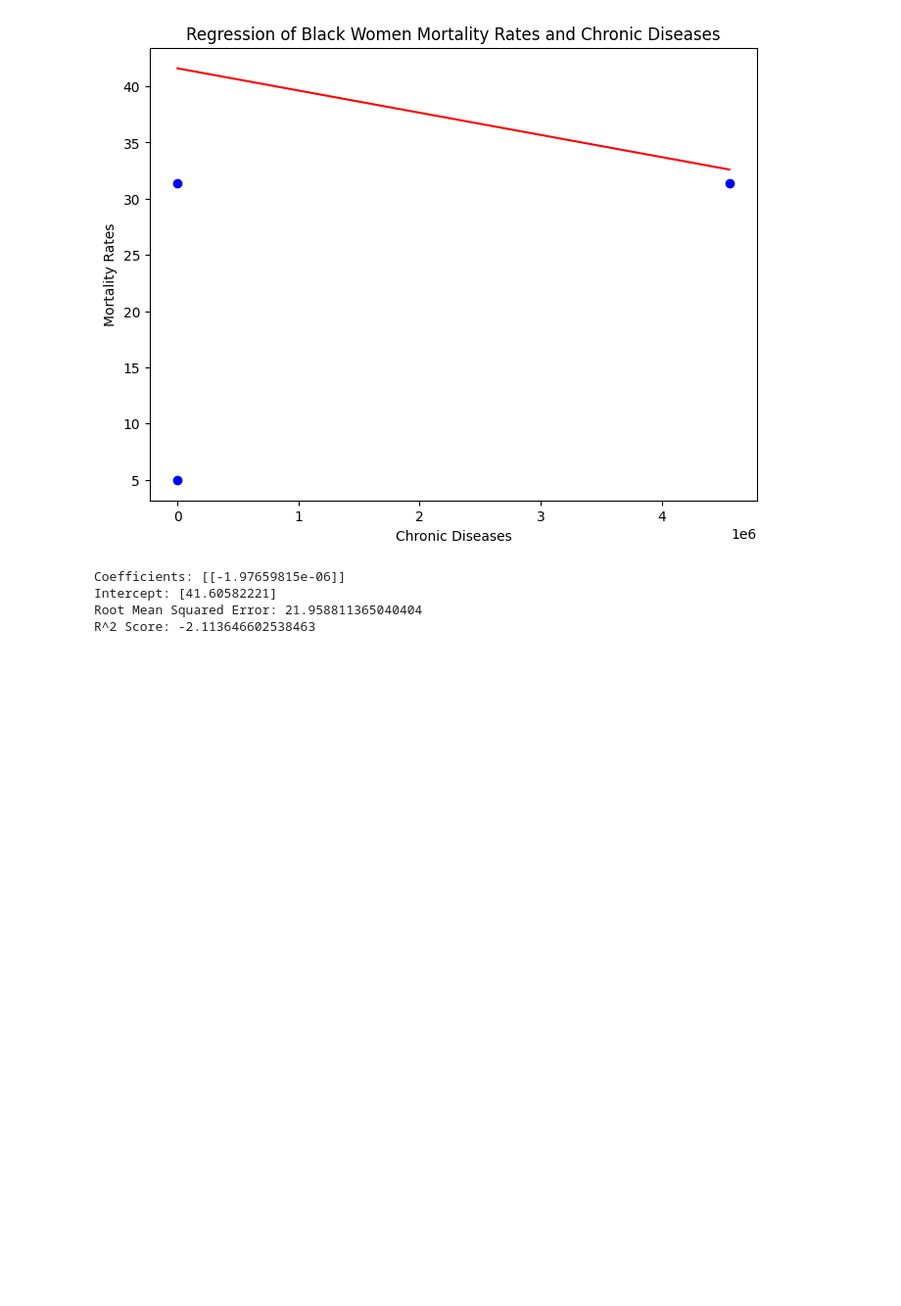
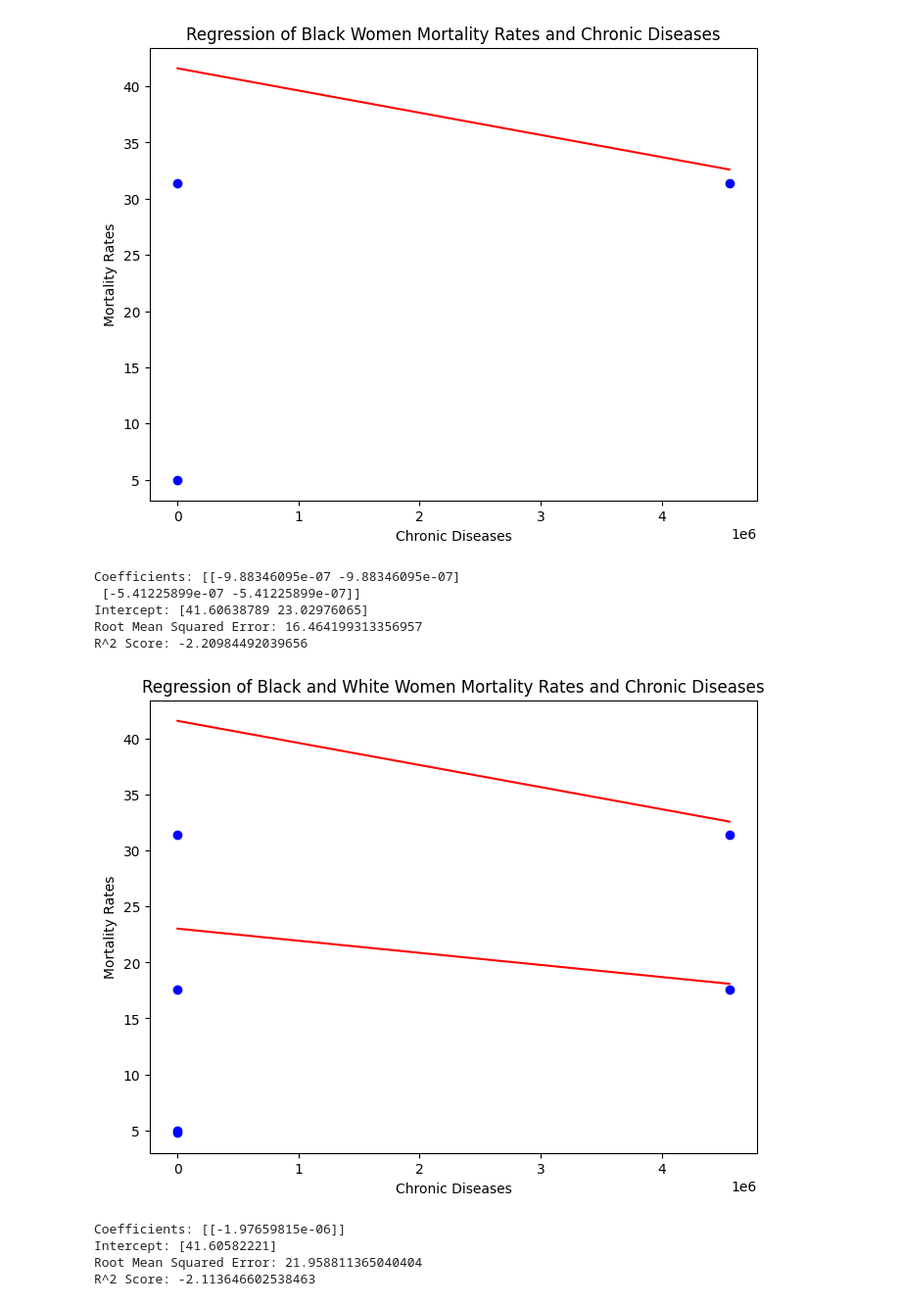
Before and after one commit to KevinSmith356/HealthDataAnalytics, a Jupyter notebook: DANL470/Presentation1.ipynb, the cells around one changed output. Shown at 98% size. Drawn from its saved outputs; the diff is of its cells as text; code cells hidden in the pictures; blank space fills up the shorter version.

```diff
--- a/DANL470/Presentation1.ipynb
+++ b/DANL470/Presentation1.ipynb
@@ -166,6 +166,50 @@ Intercept: [41.60638789]
 Root Mean Squared Error: 21.957894675603598
 R^2 Score: -2.113386644262347
 [figure]
+# %%
+# Target/independent variable
+x = maternal[['Chronic_diseases', 'Chronic_diseases']]
+
+# Target variable/dependent variable
+y = maternal[['NH_Black_maternal_mortality_rate','NH_White_maternal_mortality_rate']]
+
+# Split data into training and testing sets
+x_train, x_test, y_train, y_test = train_test_split(x, y, test_size=0.2, random_state=42)
+
+# Create linear regression object
+regression_model = LinearRegression()
+
+# Train the model using the training sets
+regression_model.fit(x_train, y_train)
+
+# Make predictions using the testing set
+y_pred = regression_model.predict(x_test)
+
+# Print coefficients and intercept
+print('Coefficients:', regression_model.coef_)
+print('Intercept:', regression_model.intercept_)
+
+# Print root mean squared error and R^2 score
+print('Root Mean Squared Error:', mean_squared_error(y_test, y_pred, squared=False))
+print('R^2 Score:', r2_score(y_test, y_pred))
+
+# Set plot size
+plt.rcParams['figure.figsize'] = [8, 6]
+
+# Plot the data points and linear regression line
+plt.scatter(x_test, y_test, color='blue')
+plt.plot(x_test, y_pred, color='red')
+plt.title('Regression of Black and White Women Mortality Rates and Chronic Diseases')
+plt.xlabel('Chronic Diseases')
+plt.ylabel('Mortality Rates')
+plt.show()
+# %% [output]
+Coefficients: [[-9.88346095e-07 -9.88346095e-07]
+ [-5.41225899e-07 -5.41225899e-07]]
+Intercept: [41.60638789 23.02976065]
+Root Mean Squared Error: 16.464199313356957
+R^2 Score: -2.20984492039656
+[figure, added]
 # %%
 # Target/independent variable
 x = maternal[['Respiratory_diseases']]
```
Also changed, not shown: parts of 1 cell of this notebook.
